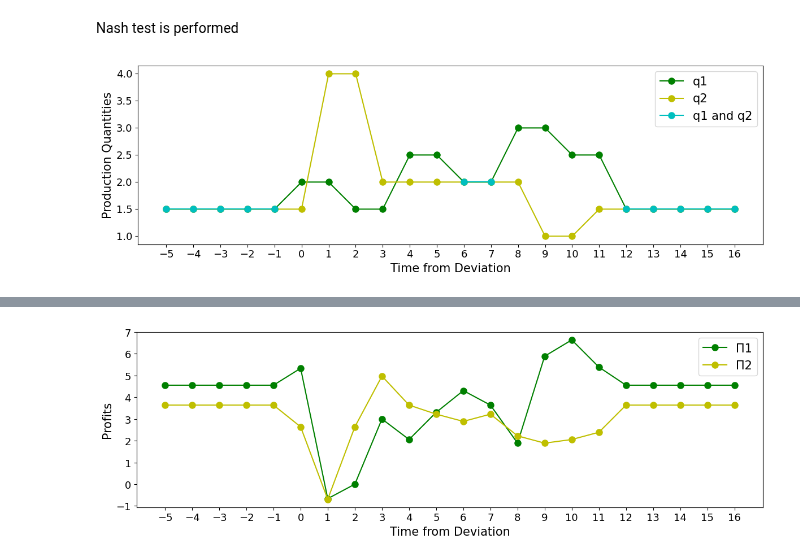
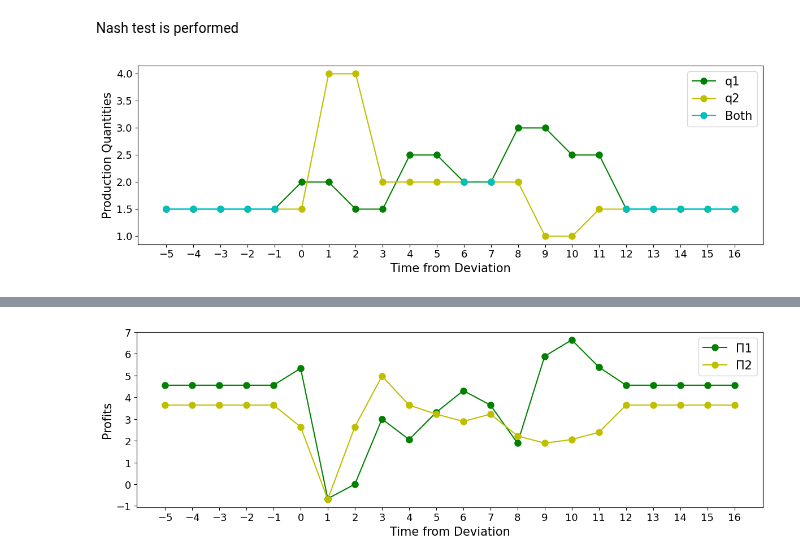
Before and after one commit to WouterBant/Algorithmic-Collusion-an-Experimental-Study, a Jupyter notebook: src/runs/nash_test.ipynb, the cells around one changed output, grey strips where cells are left out. Saved outputs shown, nothing was run; the diff lists cells and outputs as text; code cells hidden in the pictures.

```diff
--- a/src/runs/nash_test.ipynb
+++ b/src/runs/nash_test.ipynb
@@ -56,31 +56,31 @@ for i in range(16):
 # %%
 plt.figure(figsize=(12, 4))
 x = range(-5, len(q1) - 5)
 
 plt.plot(x, q1, 'go-', label='q1', markersize=8)
 plt.plot(x, q2, 'yo-', label='q2', markersize=8)
 
 xx = []
 yy = []
 for i in range(len(q1)):
     if q1[i] == q2[i]:
         xx.append(x[i])
         yy.append(q1[i])
 
-plt.plot(xx[:5], yy[:5], 'co-', label="q1 and q2", markersize=8)
+plt.plot(xx[:5], yy[:5], 'co-', label="Both", markersize=8)
 plt.plot(xx[5:7], yy[5:7], 'co-', markersize=8)
 plt.plot(xx[7:], yy[7:], 'co-', markersize=8)
 
 plt.xlabel('Time from Deviation', fontsize=15)
 plt.ylabel('Production Quantities', fontsize=15)
 plt.legend(fontsize=15)
 
 plt.xticks(range(-5, len(q1) - 5), fontsize=13)
 plt.yticks(fontsize=13)
 plt.tight_layout()
 plt.show()
 # %% [output]
-[figure, old version]
+[figure, new version]
 # %%
 plt.figure(figsize=(12, 4))
 x=range(-5, len(q1)-5)
```
Also changed, not shown: parts of 7 cells of this notebook, 5 other files.
